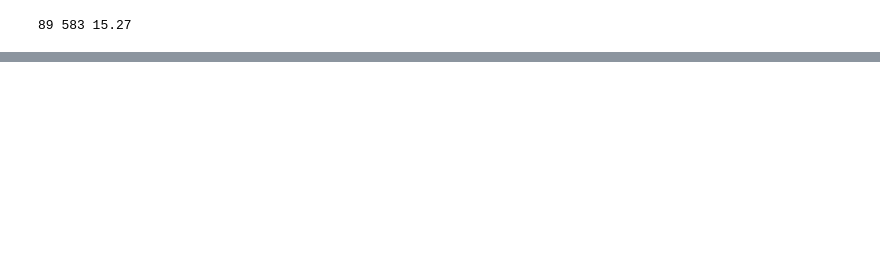
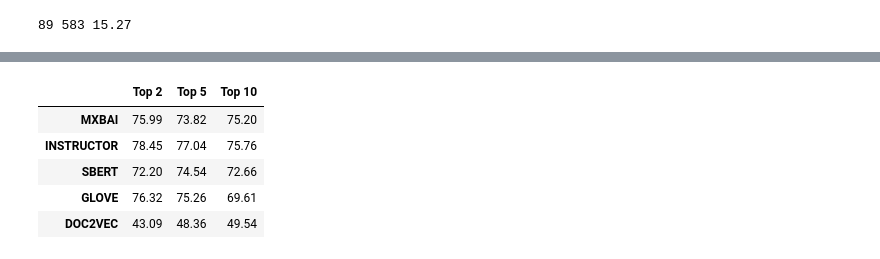
Before and after one commit to matthewghannoum/auto-recognition-of-prior-learning, a Jupyter notebook: evaluation/shared_major_eval_v2.ipynb, the cells around one changed output, grey strips where cells are left out. Saved outputs shown, nothing was run; the diff lists cells and outputs as text; code cells hidden in the pictures; blank space fills up the shorter version.

```diff
--- a/evaluation/shared_major_eval_v2.ipynb
+++ b/evaluation/shared_major_eval_v2.ipynb
@@ -401,0 +254,18 @@ model_accuracy_by_degree_top_10 = get_model_accuracy_by_degree(10)
+# %%
+# creating a dataframe from the accuracy results
+major_model_accuracy_eng = pd.DataFrame(
+    [[model["ENG"]["accuracy"] for model in shared_major_accuracy_top_2.values()],
+     [model["ENG"]["accuracy"] for model in shared_major_accuracy_top_5.values()],
+     [model["ENG"]["accuracy"] for model in shared_major_accuracy_top_10.values()]],
+    columns=shared_major_accuracy_top_2.keys(),
+)
+major_model_accuracy_eng = major_model_accuracy_eng.T
+major_model_accuracy_eng.columns = ["Top 2", "Top 5", "Top 10"]
+major_model_accuracy_eng
+# %% [output]
+|  | Top 2 | Top 5 | Top 10 |
+| MXBAI | 75.99 | 73.82 | 75.20 |
+| INSTRUCTOR | 78.45 | 77.04 | 75.76 |
+| SBERT | 72.20 | 74.54 | 72.66 |
+| GLOVE | 76.32 | 75.26 | 69.61 |
+| DOC2VEC | 43.09 | 48.36 | 49.54 |
```
Also changed, not shown: parts of 20 cells of this notebook.
